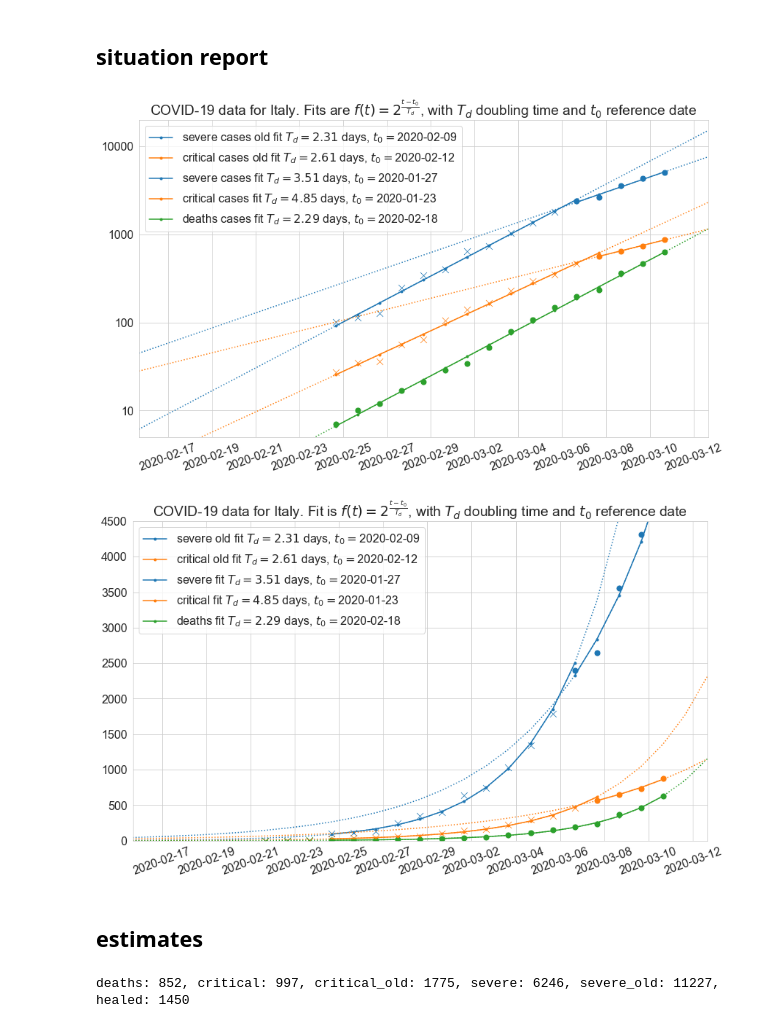
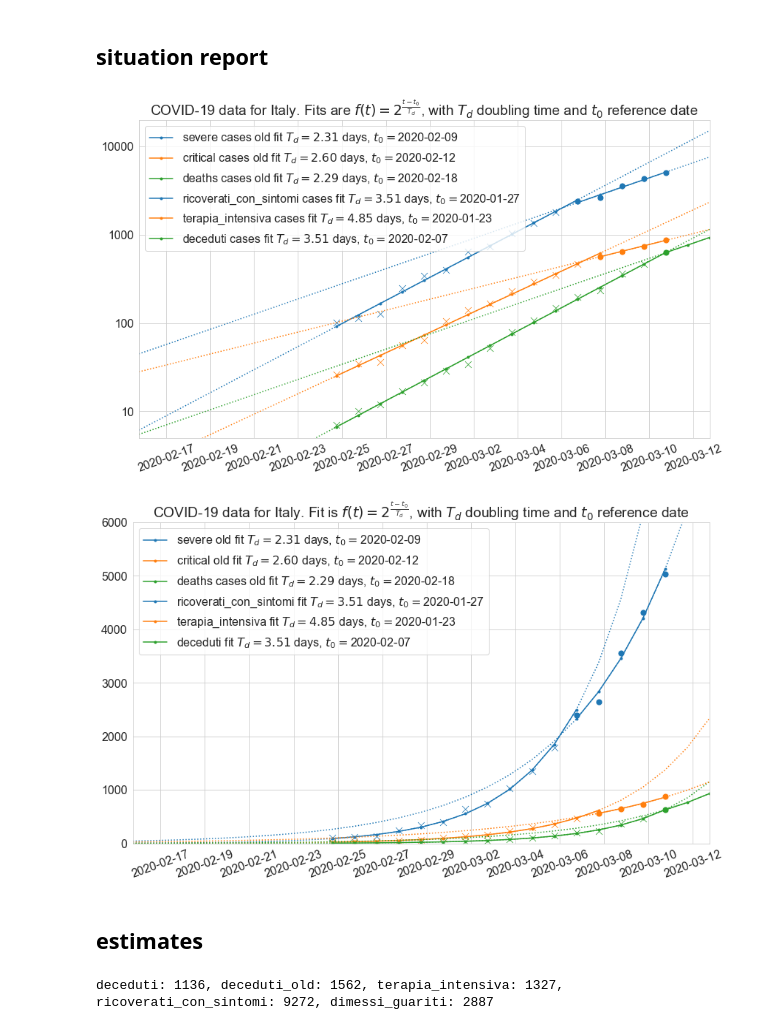
Before and after one commit to alexamici/covid-19-notebooks, a Jupyter notebook: notebooks/italy-situation-report.ipynb, the cells around one changed output. Cells and saved outputs as stored; diff of their text form; code cells hidden in the pictures.

Commit message:
Moved to downloading official DPC data

```diff
--- a/notebooks/italy-situation-report.ipynb
+++ b/notebooks/italy-situation-report.ipynb
@@ -45,0 +25,4 @@ data
+# %%
+data_italy = pd.read_csv(data_italy_path, parse_dates=['data'], index_col=['data'])
+
+data_italy.tail()
@@ -48,48 +39,48 @@ data
 # %%
 START_FIT = '2020-02-24'
 STOP_FIT = None
-EXTRAPOLTATE = ('2020-02-15T16:00', '2020-03-12T16:00')
+EXTRAPOLTATE = ('2020-02-15T18:00', '2020-03-12T18:00')
 # %%
 fits = {}
-fits['healed'] = covid19.fit.ExponentialFit.from_frame('healed', data, start='2020-02-27', stop=STOP_FIT)
-fits['severe_old'] = covid19.fit.ExponentialFit.from_frame('severe', data, start=START_FIT, stop='2020-03-06')
-fits['severe'] = covid19.fit.ExponentialFit.from_frame('severe', data, start='2020-03-06', stop=STOP_FIT)
-fits['critical_old'] = covid19.fit.ExponentialFit.from_frame('critical', data, start=START_FIT, stop='2020-03-07')
-fits['critical'] = covid19.fit.ExponentialFit.from_frame('critical', data, start='2020-03-07', stop=STOP_FIT)
-fits['deaths'] = covid19.fit.ExponentialFit.from_frame('deaths', data, start=START_FIT, stop=STOP_FIT)
+fits['dimessi_guariti'] = covid19.fit.ExponentialFit.from_frame('dimessi_guariti', data_italy, start='2020-02-27', stop=STOP_FIT)
+fits['ricoverati_con_sintomi_old'] = covid19.fit.ExponentialFit.from_frame('ricoverati_con_sintomi', data_italy, start=START_FIT, stop='2020-03-06')
+fits['ricoverati_con_sintomi'] = covid19.fit.ExponentialFit.from_frame('ricoverati_con_sintomi', data_italy, start='2020-03-06', stop=STOP_FIT)
+fits['terapia_intensiva_old'] = covid19.fit.ExponentialFit.from_frame('terapia_intensiva', data_italy, start=START_FIT, stop='2020-03-07')
+fits['terapia_intensiva'] = covid19.fit.ExponentialFit.from_frame('terapia_intensiva', data_italy, start='2020-03-07', stop=STOP_FIT)
+fits['deceduti_old'] = covid19.fit.ExponentialFit.from_frame('deceduti', data_italy, start=START_FIT, stop=STOP_FIT)
 
 # tentative fit
-# fits['deaths'] = covid19.fit.ExponentialFit.from_frame('severe', data, start='2020-03-06', stop=STOP_FIT).shift(3).scale(0.19)
+fits['deceduti'] = covid19.fit.ExponentialFit.from_frame('ricoverati_con_sintomi', data_italy, start='2020-03-06', stop=STOP_FIT).shift(4).scale(0.27)
 # %%
 _, ax = plt.subplots(subplot_kw={'yscale': 'log', 'ylim': (5, 20000)})
-covid19.plot.plot_fit(ax, fits['severe_old'], label='severe cases old', extrapolate=EXTRAPOLTATE, color=sns.color_palette()[0])
-covid19.plot.plot_fit(ax, fits['critical_old'], label='critical cases old', extrapolate=EXTRAPOLTATE, color=sns.color_palette()[1])
-# covid19.plot.plot_fit(ax, fits['deaths_old'], label='deaths cases old', extrapolate=EXTRAPOLTATE, color=sns.color_palette()[0])
-for kind, color in zip(['severe', 'critical', 'deaths'], sns.color_palette()):
-    covid19.plot.plot(ax, data[kind], fits[kind], label=kind + ' cases', extrapolate=EXTRAPOLTATE, color=color)
+covid19.plot.plot_fit(ax, fits['ricoverati_con_sintomi_old'], label='severe cases old', extrapolate=EXTRAPOLTATE, color=sns.color_palette()[0])
+covid19.plot.plot_fit(ax, fits['terapia_intensiva_old'], label='critical cases old', extrapolate=EXTRAPOLTATE, color=sns.color_palette()[1])
+covid19.plot.plot_fit(ax, fits['deceduti_old'], label='deaths cases old', extrapolate=EXTRAPOLTATE, color=sns.color_palette()[2])
+for kind, color in zip(['ricoverati_con_sintomi', 'terapia_intensiva', 'deceduti'], sns.color_palette()):
+    covid19.plot.plot(ax, data_italy[kind], fits[kind], label=kind + ' cases', extrapolate=EXTRAPOLTATE, color=color)
 
 _ = ax.set(title=r'COVID-19 data for Italy. Fits are $f(t) = 2 ^ \frac{t - t_0}{T_d}$, with $T_d$ doubling time and $t_0$ reference date')
 # %% [output]
-[figure, old version]
+[figure, new version]
 # %%
-_, ax = plt.subplots(subplot_kw={'ylim': (0, 4500)})
-covid19.plot.plot_fit(ax, fits['severe_old'], label='severe old', extrapolate=EXTRAPOLTATE, color=sns.color_palette()[0])
-covid19.plot.plot_fit(ax, fits['critical_old'], label='critical old', extrapolate=EXTRAPOLTATE, color=sns.color_palette()[1])
-# covid19.plot.plot_fit(ax, fits['deaths_old'], label='deaths old', extrapolate=EXTRAPOLTATE, color=sns.color_palette()[2])
-for kind, color in zip(['severe', 'critical', 'deaths'], sns.color_palette()):
-    covid19.plot.plot(ax, data[kind], fits[kind], label=kind, extrapolate=EXTRAPOLTATE, color=color)
+_, ax = plt.subplots(subplot_kw={'ylim': (0, 6000)})
+covid19.plot.plot_fit(ax, fits['ricoverati_con_sintomi_old'], label='severe old', extrapolate=EXTRAPOLTATE, color=sns.color_palette()[0])
+covid19.plot.plot_fit(ax, fits['terapia_intensiva_old'], label='critical old', extrapolate=EXTRAPOLTATE, color=sns.color_palette()[1])
+covid19.plot.plot_fit(ax, fits['deceduti_old'], label='deaths cases old', extrapolate=EXTRAPOLTATE, color=sns.color_palette()[2])
+for kind, color in zip(['ricoverati_con_sintomi', 'terapia_intensiva', 'deceduti'], sns.color_palette()):
+    covid19.plot.plot(ax, data_italy[kind], fits[kind], label=kind, extrapolate=EXTRAPOLTATE, color=color)
 
 _ = ax.set(title=r'COVID-19 data for Italy. Fit is $f(t) = 2 ^ \frac{t - t_0}{T_d}$, with $T_d$ doubling time and $t_0$ reference date')
 # %% [output]
-[figure, old version]
+[figure, new version]
 # %% [markdown]
 ## estimates
 # %%
-kinds = ['deaths', 'critical', 'critical_old', 'severe', 'severe_old', 'healed']
-datetime_expected = '2020-03-11T16:00'
+kinds = ['deceduti', 'deceduti_old', 'terapia_intensiva', 'ricoverati_con_sintomi', 'dimessi_guariti']
+datetime_expected = '2020-03-13T18:00'
 expected_values = []
 for kind in kinds:
     expected_values.append(int(round(fits[kind].predict(datetime_expected))))
 print(', '.join(f'{k}: {v}' for v, k in zip(expected_values, kinds)))
 # %% [output]
-deaths: 852, critical: 997, critical_old: 1775, severe: 6246, severe_old: 11227, healed: 1450
+deceduti: 1136, deceduti_old: 1562, terapia_intensiva: 1327, ricoverati_con_sintomi: 9272, dimessi_guariti: 2887
```
Also changed, not shown: parts of 3 cells of this notebook, 1 other file.
